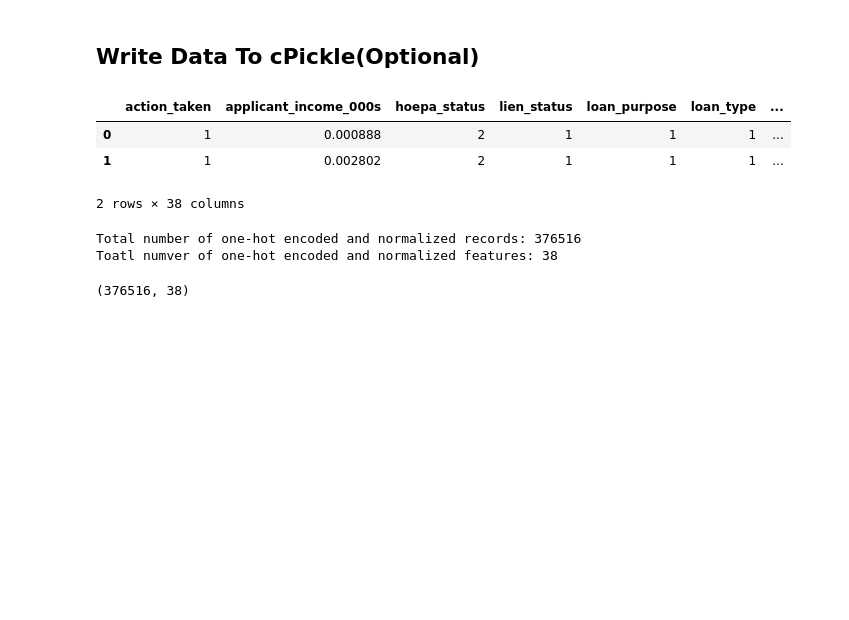
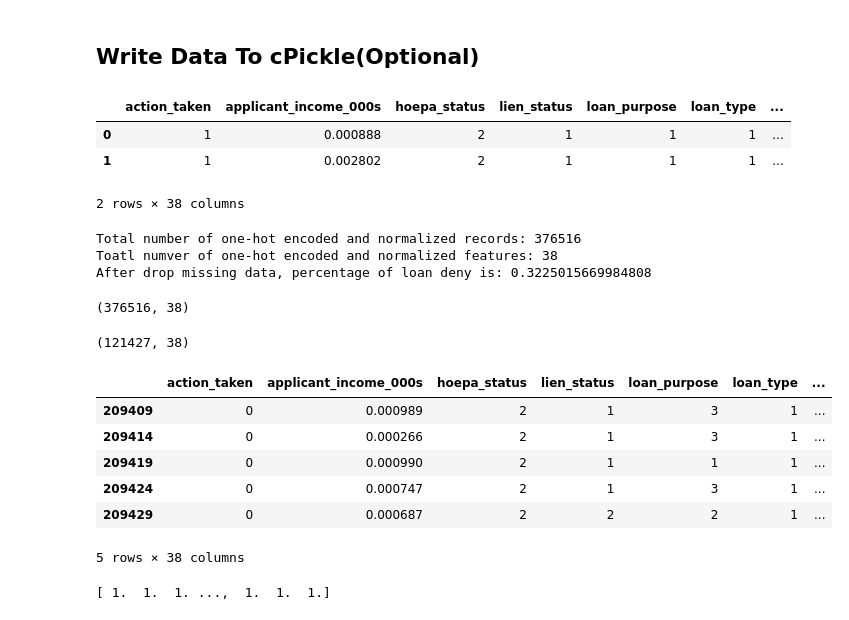
Before and after one commit to melindadevins/ai-loan-analysis, a Jupyter notebook: process_data.ipynb, the cells around one changed output. Drawn from its saved outputs; the diff is of its cells as text; code cells hidden in the pictures; blank space fills up the shorter version.

Commit message:
Add dependancy for DL, and sample code loading data.

```diff
--- a/process_data.ipynb
+++ b/process_data.ipynb
@@ -831,6 +835,9 @@ num_rows = df_onehot.shape[0]
 num_col = df_onehot.shape[1]
 print ("Total number of one-hot encoded and normalized records: {}".format(num_rows))
 print ("Toatl numver of one-hot encoded and normalized features: {}".format(num_col))
+
+df_deny = df_onehot.loc[df_onehot['action_taken'] == 0]
+print("After drop missing data, percentage of loan deny is: {}".format(df_deny.shape[0]/df_onehot.shape[0]))
 # %% [output]
 |  | action_taken | applicant_income_000s | hoepa_status | lien_status | loan_purpose | loan_type | ... |
 | 0 | 1 | 0.000888 | 2 | 1 | 1 | 1 | ... |
@@ -838,8 +845,30 @@ print ("Toatl numver of one-hot encoded and normalized features: {}".format(num_
 2 rows × 38 columns
 Total number of one-hot encoded and normalized records: 376516
 Toatl numver of one-hot encoded and normalized features: 38
+After drop missing data, percentage of loan deny is: 0.3225015669984808
 # %%
 df_clean = df_onehot[~np.isnan(df_onehot).any(axis=1)]
 print(df_clean.shape)
 # %% [output]
 (376516, 38)
+# %%
+df_deny = df_onehot.loc[df_onehot['action_taken'] == 0]
+print(df_deny.shape)
+display(df_deny.head(n=5))
+# %% [output]
+(121427, 38)
+|  | action_taken | applicant_income_000s | hoepa_status | lien_status | loan_purpose | loan_type | ... |
+| 209409 | 0 | 0.000989 | 2 | 1 | 3 | 1 | ... |
+| 209414 | 0 | 0.000266 | 2 | 1 | 3 | 1 | ... |
+| 209419 | 0 | 0.000990 | 2 | 1 | 1 | 1 | ... |
+| 209424 | 0 | 0.000747 | 2 | 1 | 3 | 1 | ... |
+| 209429 | 0 | 0.000687 | 2 | 2 | 2 | 1 | ... |
+5 rows × 38 columns
+# %%
+dataset = df_onehot.values
+num_col = df_onehot.shape[1]
+X = dataset[:, 0:num_col-1]
+Y = dataset[:,0]
+print(Y)
+# %% [output]
+[ 1.  1.  1. ...,  1.  1.  1.]
```
Also changed, not shown: parts of 2 cells of this notebook, 2 other files.
